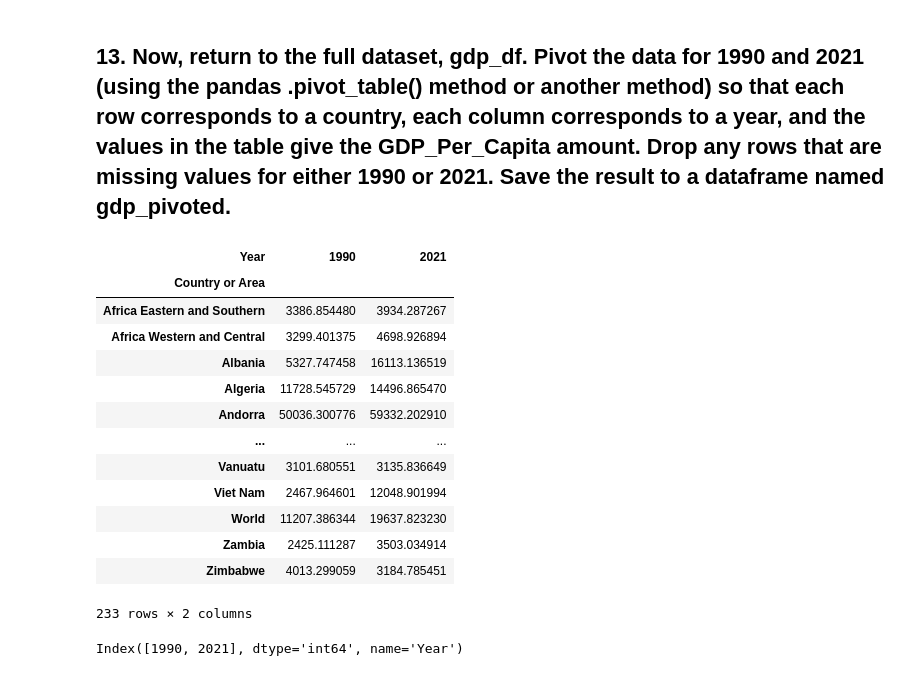
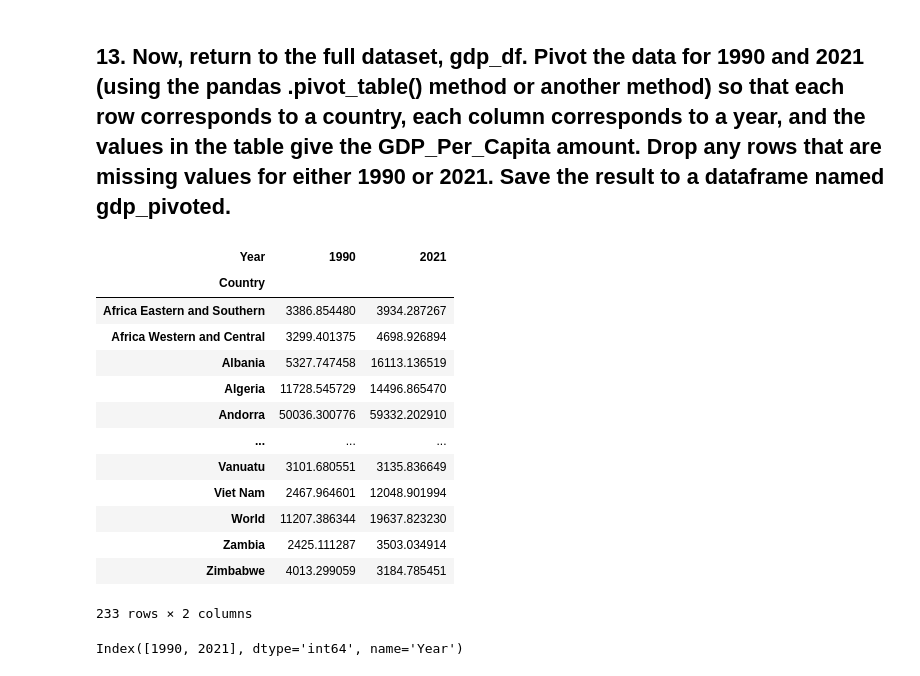
Before and after one commit to nss-data-science-cohort-9/un-exploration-sarahmulloy, a Jupyter notebook: notebooks/UN_Data_Exploration.ipynb, the cells around one changed output. Drawn from its saved outputs; the diff is of its cells as text; code cells hidden in the pictures.

```diff
--- a/notebooks/UN_Data_Exploration.ipynb
+++ b/notebooks/UN_Data_Exploration.ipynb
@@ -245,16 +275,31 @@ The bottom five countries by GDP are:
 ## 13. Now, return to the full dataset, gdp_df. Pivot the data for 1990 and 2021 (using the pandas .pivot_table() method or another method) so that each row corresponds to a country, each column corresponds to a year, and the values in the table give the GDP_Per_Capita amount. Drop any rows that are missing values for either 1990 or 2021. Save the result to a dataframe named gdp_pivoted.
 # %%
 gdp_df_filter= gdp_df[(gdp_df['Year'] == 1990) | (gdp_df['Year'] == 2021)]
+
+
 gdp_pivoted= gdp_df_filter.pivot_table(
-    values="Value",
-    index="Country or Area",
+    values="GDP_Per_Capita",
+    index="Country",
     columns="Year"
-).dropna()
+).dropna( subset=[1990, 2021])
 
 gdp_pivoted
+
+# ###
+# #cleaner code
+# ###
+# gdp_pivoted= gdp_df['Year'].isin([1990, 2021]).pivot_table(
+#     values="GDP_Per_Capita",
+#     index="Country",
+#     columns="Year"
+# ).dropna()
+
+# gdp_pivoted
+
+# ###
 # %% [output]
 | Year | 1990 | 2021 |
-| Country or Area |  |  |
+| Country |  |  |
 | Africa Eastern and Southern | 3386.854480 | 3934.287267 |
 | Africa Western and Central | 3299.401375 | 4698.926894 |
 | Albania | 5327.747458 | 16113.136519 |
```
Also changed, not shown: parts of 36 cells of this notebook.
